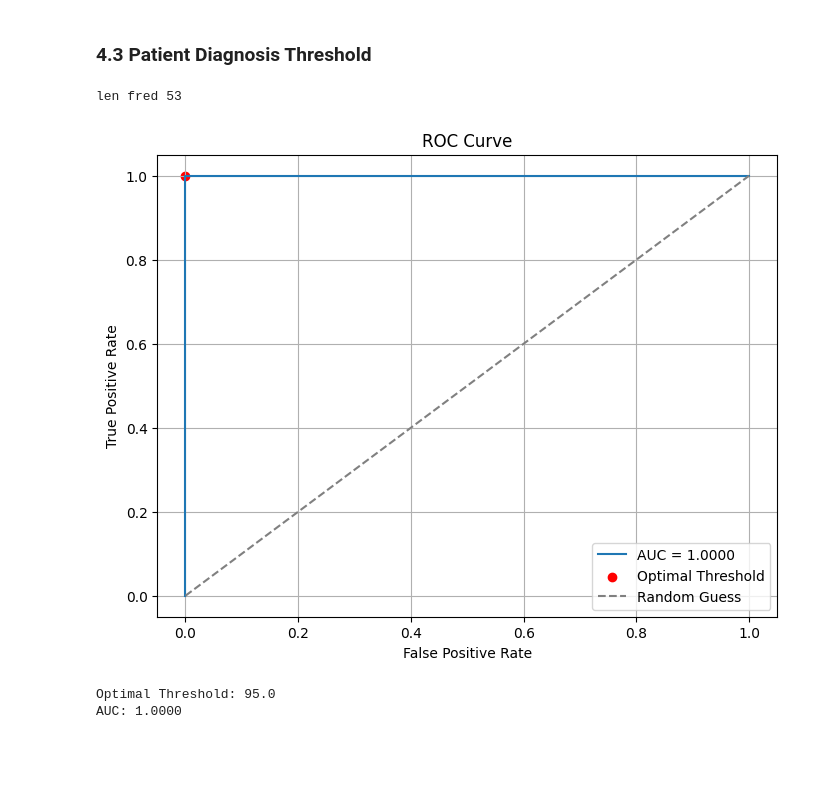
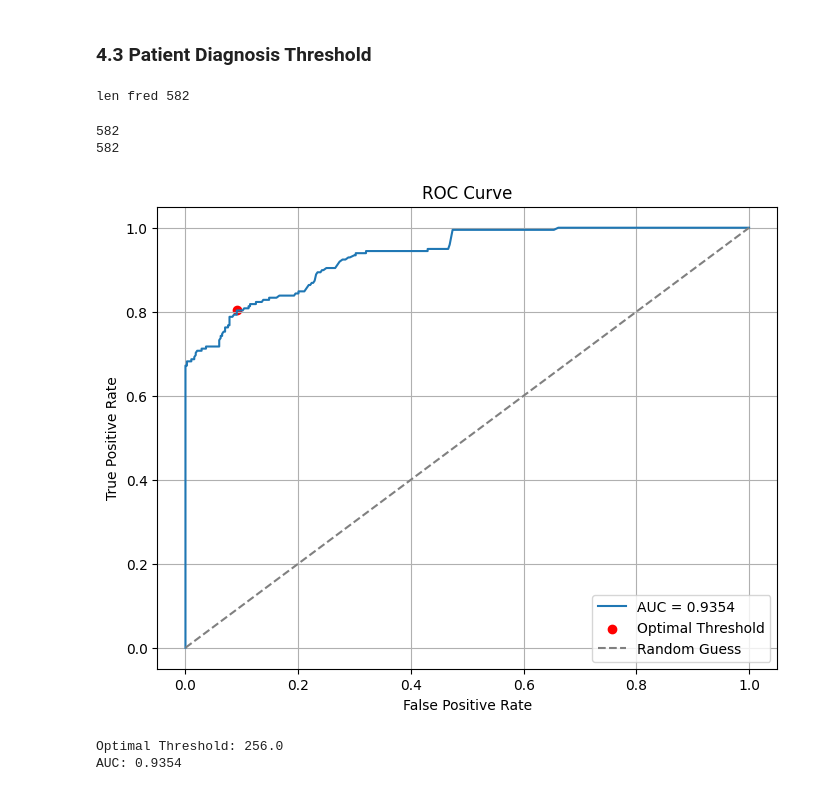
Before and after one commit to NIU1637558/psiv-repte3, a Jupyter notebook: proves_andreu.ipynb, the cells around one changed output. Cells and saved outputs as stored; diff of their text form; code cells hidden in the pictures; blank space fills up the shorter version.

```diff
--- a/proves_andreu.ipynb
+++ b/proves_andreu.ipynb
@@ -1181,21 +1152,11 @@ class Standard_Dataset(data.Dataset):
         else:
             return torch.from_numpy(image).float()
 # %%
-import os
-import random
-import pandas as pd
-from glob import glob
-from PIL import Image
-import numpy as np
-import torch
-from torch.utils import data
-from torch.utils.data import DataLoader
-
 # stablish seed random
 random.seed(63)
 
 # Función para cargar imágenes y sus rutas desde carpetas de pacientes específicos
-def load_images_with_paths(folder_path, excel_path, sample_size=200, patient_list=None):
+def load_annotated(folder_path, excel_path, sample_size=200, patient_list=None):
 
     # Leer el archivo Excel y cargar las columnas especificadas
     df = pd.read_excel(excel_path, usecols=["Pat_ID", "Window_ID", "Presence"])
@@ -1208,11 +1169,11 @@ def load_images_with_paths(folder_path, excel_path, sample_size=200, patient_lis
     # Iterar solo sobre las carpetas de pacientes en patient_list
     for patient_id in patient_list:
         # Encontrar subcarpetas que correspondan al paciente
-        patient_folders = glob(os.path.join(folder_path, f"{patient_id}_*"))
+        patient_folders = glob.glob(os.path.join(folder_path, f"{patient_id}_*"))
 
         for subfolder in patient_folders:
             if os.path.isdir(subfolder):
-                images = glob(os.path.join(subfolder, "*.png"))
+                images = glob.glob(os.path.join(subfolder, "*.png"))
 
                 # Obtener los metadatos del paciente
                 df_patient = df[df['Pat_ID'] == patient_id]
@@ -1276,11 +1237,11 @@ excel_path = 'C:/Users/mirvi/Desktop/mii/UAB/4.1/PSIV2/detect mateicules/repte3/
 sample_size = -1
 
 # Split data
-patient_list = split_patients(30, excel_path)[0]
+patient_list = split_patients(10, excel_path)[0]
 print(patient_list)
 
 # Load images to dataloader
-images, presence_labels,patient_image_list, images_windows = load_images_with_paths(folder_path, excel_path, sample_size, patient_list)
+images, presence_labels,patient_image_list, images_windows = load_annotated(folder_path, excel_path, sample_size, patient_list)
 dataset_annotated = Standard_Dataset(images)
 dataloader_annotated = DataLoader(dataset_annotated, batch_size=1, shuffle=False)
 # %% [output]
@@ -1315,7 +1280,7 @@ import cv2
 import numpy as np
 from sklearn.metrics import roc_curve, auc
 
-def diagnosis(model, dataloader,device):
+def get_fred(model, dataloader,device):
     model.eval()  # Cambiar el modelo a modo evaluación
     fred_values = []  # Almacenar los valores de F_red
 
@@ -1324,18 +1289,24 @@ def diagnosis(model, dataloader,device):
     else:
         device = 'cpu'
     j=0
+
     with torch.no_grad():
-        for images in dataloader:
-            j+=1
-            # Enviar imágenes al dispositivo
-            images = images.to(device)
-            images = images/255.0
-            image = images[0]
+        for i,images in enumerate(dataloader):
+            if type(images) == list:
+                # images to tensor
+                image = images[0]
+                image = image.to(device)
+                image = image/255.0
+            else:
+                # Enviar imágenes al dispositivo
+                images = images.to(device)
+                image = images/255.0
 
             # Obtener las reconstrucciones del modelo
-            reconstructed = model(images)
+            reconstructed = model(image)
 
             # permute HWC
+            image = image[0]
             image = image.permute(1, 2, 0).cpu().numpy()
             reconstructed = reconstructed[0]
             reconstructed = reconstructed.permute(1, 2, 0).cpu().numpy()
@@ -1359,47 +1330,52 @@ def diagnosis(model, dataloader,device):
     return fred_values
 
 # Calcular F_red para las imágenes de densidad 0
-fred_values = diagnosis(model, dataloader_annotated, device="cpu")
+fred_values = get_fred(model, dataloader_annotated, device="cpu")
 print('len fred',len(fred_values))
 # %% [output]
-len fred 53
+len fred 582
 # %%
 import numpy as np
 from sklearn.metrics import roc_auc_score, roc_curve
 import matplotlib.pyplot as plt
 
-def find_FRED_threshold(fred_values, presence_labels):
+def find_FRED_threshold(fred_values, presence_labels, visualize = True):
     # Generar umbrales aleatorios dentro del rango de fred_values
     optimal_threshold = None
 
     # Calcular la curva ROC
     fpr, tpr, roc_thresholds = roc_curve(presence_labels, fred_values)
     auc = roc_auc_score(presence_labels, fred_values)
 
     # Encontrar el threshold más cercano a (1,1) en TPR y FPR
     optimal_idx = np.argmax(tpr - fpr)
     optimal_threshold = roc_thresholds[optimal_idx]
 
     # Visualización de la curva ROC
-    plt.figure(figsize=(8, 6))
-    plt.plot(fpr, tpr, label=f"AUC = {auc:.4f}")
-    plt.scatter(fpr[optimal_idx], tpr[optimal_idx], color="red", label="Optimal Threshold")
-    plt.plot([0, 1], [0, 1], linestyle="--", color="gray", label="Random Guess")
-    plt.title("ROC Curve")
-    plt.xlabel("False Positive Rate")
-    plt.ylabel("True Positive Rate")
-    plt.legend()
-    plt.grid()
-    plt.show()
+    if visualize:
+        plt.figure(figsize=(8, 6))
+        plt.plot(fpr, tpr, label=f"AUC = {auc:.4f}")
+        plt.scatter(fpr[optimal_idx], tpr[optimal_idx], color="red", label="Optimal Threshold")
+        plt.plot([0, 1], [0, 1], linestyle="--", color="gray", label="Random Guess")
+        plt.title("ROC Curve")
+        plt.xlabel("False Positive Rate")
+        plt.ylabel("True Positive Rate")
+        plt.legend()
+        plt.grid()
+        plt.show()
 
     return optimal_threshold, auc, fpr, tpr, roc_thresholds
 
 # Ejemplo de uso:
+print(len(fred_values))
+print(len(presence_labels))
 optimal_threshold, auc, fpr, tpr, thresholds = find_FRED_threshold(fred_values, presence_labels)
 
 print(f"Optimal Threshold: {optimal_threshold}")
 print(f"AUC: {auc:.4f}")
 # %% [output]
+582
+582
-[figure, old version]
+[figure, new version]
-Optimal Threshold: 95.0
-AUC: 1.0000
+Optimal Threshold: 256.0
+AUC: 0.9354
```
Also changed, not shown: parts of 32 cells of this notebook.
